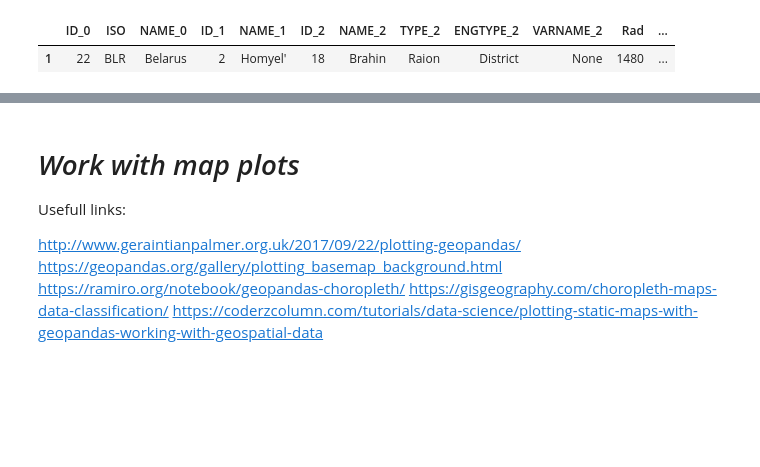
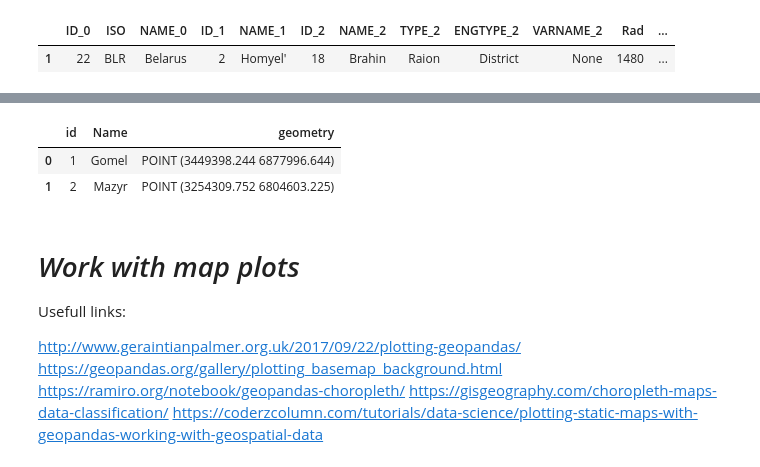
Before and after one commit to ADv0rnik/Data-analysis-for-JER, a Jupyter notebook: Area_of_research_map.ipynb, the cells around one changed output, grey strips where cells are left out. Saved outputs shown, nothing was run; the diff lists cells and outputs as text; code cells hidden in the pictures; blank space fills up the shorter version.

```diff
--- a/Area_of_research_map.ipynb
+++ b/Area_of_research_map.ipynb
@@ -119,3 +158,13 @@ gomel1
+# %%
+path1 = '/content/drive/MyDrive/Colab Notebooks/Data for JER/Gomel_distr/Gomel_districts_point.shp'
+pnt = gpd.read_file(path1)
+#pnt['coords'] = pnt['geometry'].apply(lambda x: x.representative_point().coords[:])
+#pnt['coords'] = [coords[0] for coords in pnt['coords']]
+pnt
+# %% [output]
+|  | id | Name | geometry |
+| 0 | 1 | Gomel | POINT (3449398.244 6877996.644) |
+| 1 | 2 | Mazyr | POINT (3254309.752 6804603.225) |
 # %% [markdown]
 # *Work with map plots*
 Usefull links:
```
Also changed, not shown: parts of 14 cells of this notebook.
